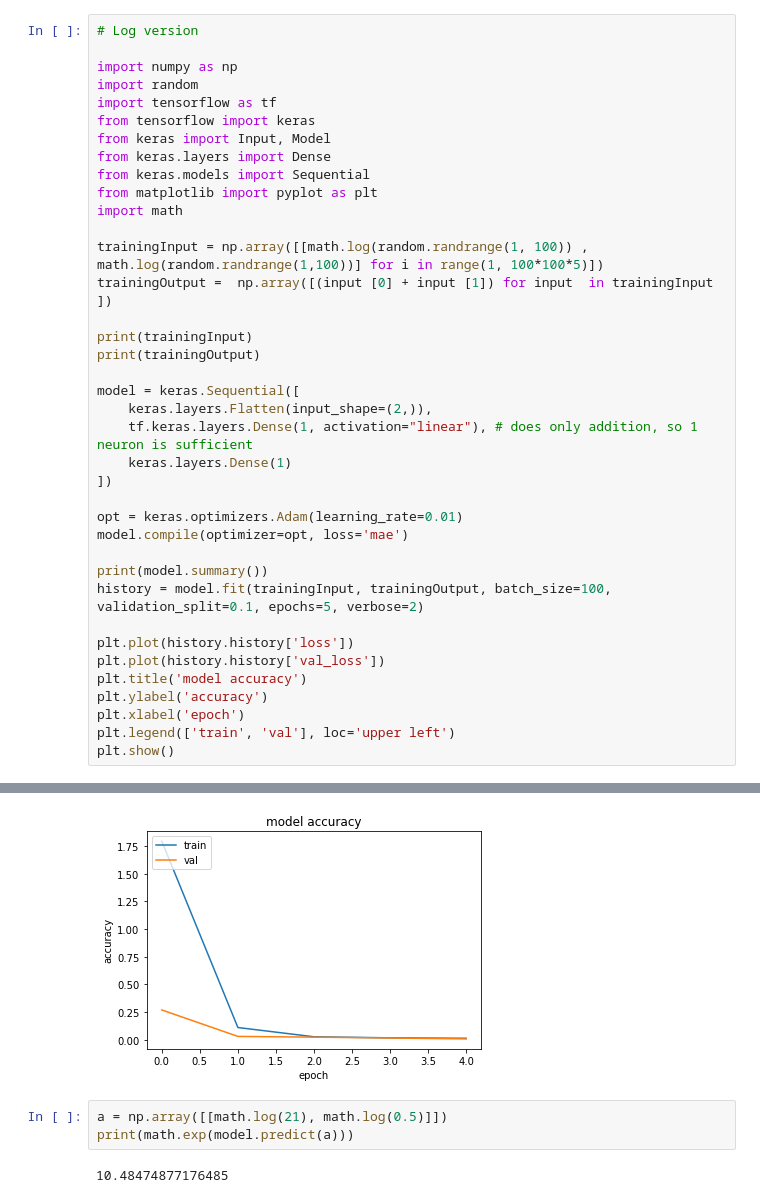
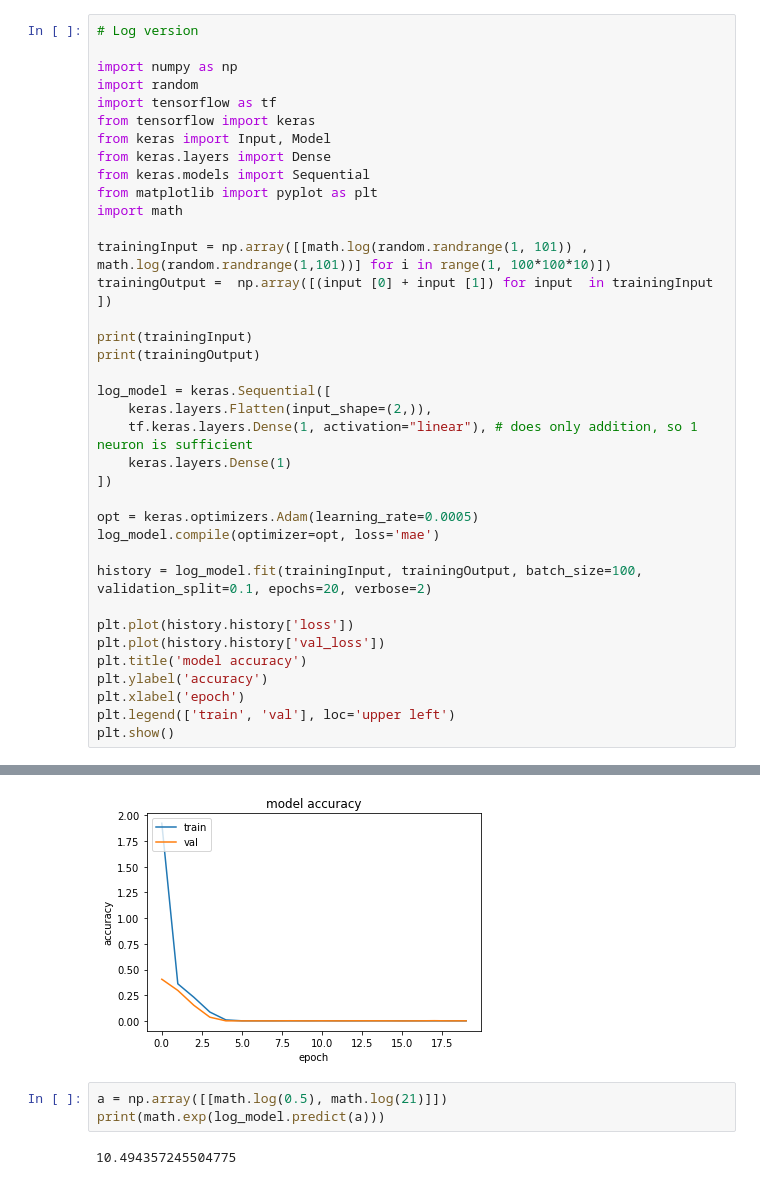
Before and after one commit to doneforaiur/ardic-mulakat, a Jupyter notebook: mult_ai.ipynb, the cells around one changed output, grey strips where cells are left out. Saved outputs shown, nothing was run; the diff lists cells and outputs as text.

```diff
--- a/mult_ai.ipynb
+++ b/mult_ai.ipynb
@@ -95,23 +76,22 @@ from keras.models import Sequential
 from matplotlib import pyplot as plt
 import math
 
-trainingInput = np.array([[math.log(random.randrange(1, 100)) ,  math.log(random.randrange(1,100))] for i in range(1, 100*100*5)])
+trainingInput = np.array([[math.log(random.randrange(1, 101)) ,  math.log(random.randrange(1,101))] for i in range(1, 100*100*10)])
 trainingOutput =  np.array([(input [0] + input [1]) for input  in trainingInput ])
 
 print(trainingInput)
 print(trainingOutput)
 
-model = keras.Sequential([
+log_model = keras.Sequential([
     keras.layers.Flatten(input_shape=(2,)),
     tf.keras.layers.Dense(1, activation="linear"), # does only addition, so 1 neuron is sufficient
     keras.layers.Dense(1)
 ])
 
-opt = keras.optimizers.Adam(learning_rate=0.01)
-model.compile(optimizer=opt, loss='mae')
+opt = keras.optimizers.Adam(learning_rate=0.0005)
+log_model.compile(optimizer=opt, loss='mae')
 
-print(model.summary())
-history = model.fit(trainingInput, trainingOutput, batch_size=100, validation_split=0.1, epochs=5, verbose=2)
+history = log_model.fit(trainingInput, trainingOutput, batch_size=100, validation_split=0.1, epochs=20, verbose=2)
 
 plt.plot(history.history['loss'])
 plt.plot(history.history['val_loss'])
@@ -141,6 +121,6 @@ Epoch 5/5
-[figure, old version]
+[figure, new version]
 # %%
-a = np.array([[math.log(21), math.log(0.5)]])
-print(math.exp(model.predict(a)))
+a = np.array([[math.log(0.5), math.log(21)]])
+print(math.exp(log_model.predict(a)))
 # %% [output]
-10.48474877176485
+10.494357245504775
```
Also changed, not shown: parts of 4 cells of this notebook.
